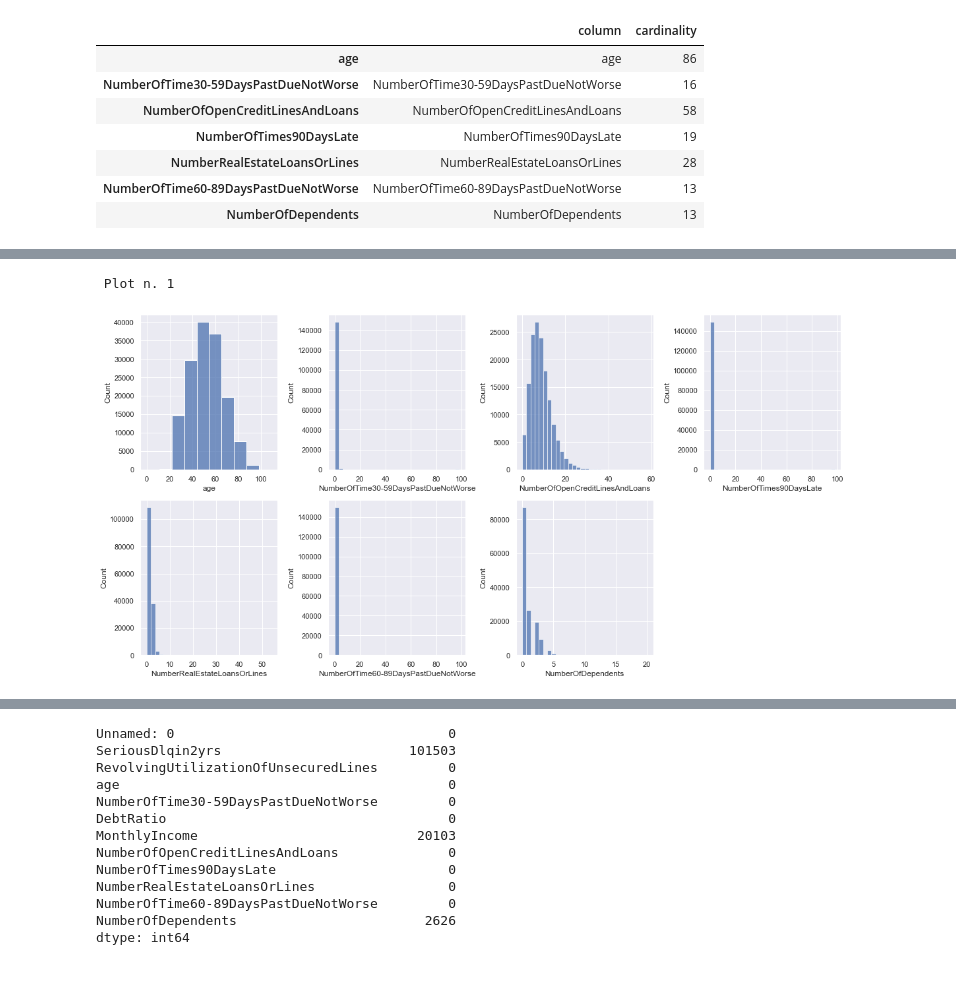
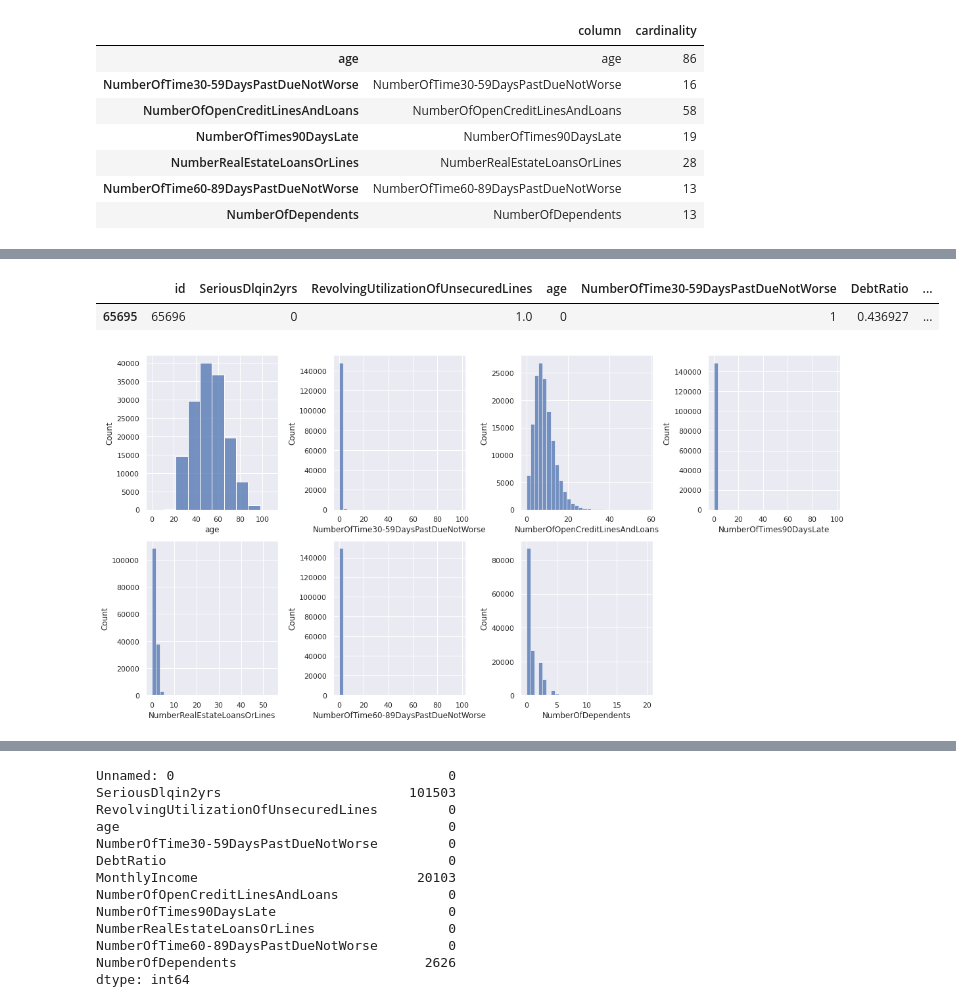
Before and after one commit to luigisaetta/credit_scoring, a Jupyter notebook: eda.ipynb, the cells around one changed output, grey strips where cells are left out. Saved outputs shown, nothing was run; the diff lists cells and outputs as text; code cells hidden in the pictures; blank space fills up the shorter version.

```diff
--- a/eda.ipynb
+++ b/eda.ipynb
@@ -101,0 +106,11 @@ count_unique_values(orig_data, cat_columns)
+# %%
+# how many with age = 0?
+
+condition = (orig_data['age'] < 18)
+
+anom_data = orig_data.loc[condition]
+
+anom_data.head()
+# %% [output]
+|  | id | SeriousDlqin2yrs | RevolvingUtilizationOfUnsecuredLines | age | NumberOfTime30-59DaysPastDueNotWorse | DebtRatio | ... |
+| 65695 | 65696 | 0 | 1.0 | 0 | 1 | 0.436927 | ... |
@@ -104,11 +121,9 @@ count_unique_values(orig_data, cat_columns)
 %autoreload
 vet_bins = [10, 30, 30, 30, 30, 30, 30]
 
-print('\n Plot n. 1')
 plot_hist_numerical(orig_data, cat_columns, vet_bins)
 # %% [output]
- Plot n. 1
-[figure, old version]
+[figure, new version]
 # %%
 show_group_stats_viz(orig_data, 'SeriousDlqin2yrs');
 # %% [output]
```
Also changed, not shown: parts of 21 cells of this notebook, 3 other files.
